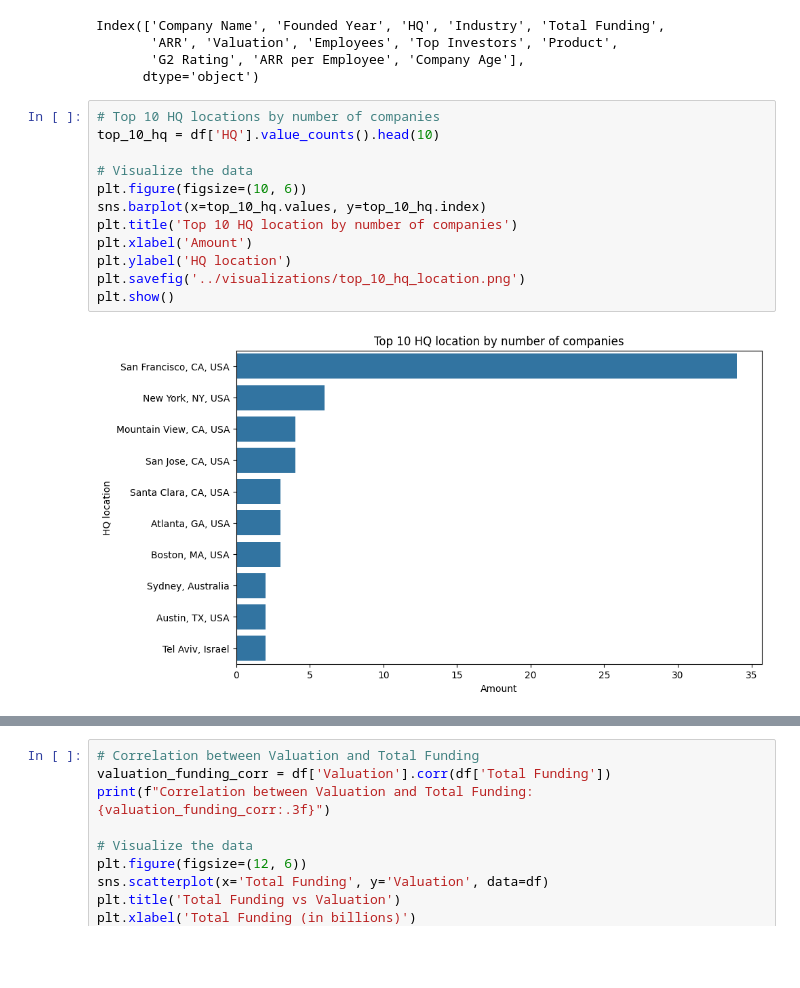
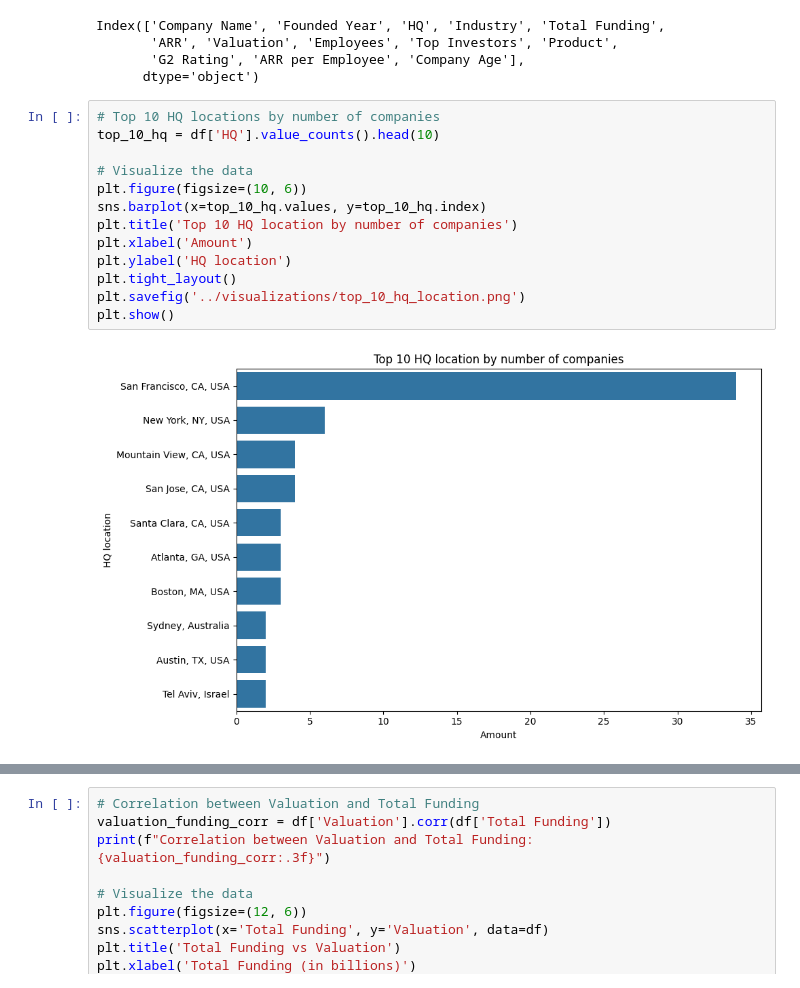
Before and after one commit to denypratamas/saas_data_analysis, a Jupyter notebook: notebook/eda.ipynb, the cells around one changed output, grey strips where cells are left out. Drawn from its saved outputs; the diff is of its cells as text; blank space fills up the shorter version.

```diff
--- a/notebook/eda.ipynb
+++ b/notebook/eda.ipynb
@@ -157,17 +158,18 @@ Index(['Company Name', 'Founded Year', 'HQ', 'Industry', 'Total Funding',
 # %%
 # Top 10 HQ locations by number of companies
 top_10_hq = df['HQ'].value_counts().head(10)
 
 # Visualize the data
 plt.figure(figsize=(10, 6))
 sns.barplot(x=top_10_hq.values, y=top_10_hq.index)
 plt.title('Top 10 HQ location by number of companies')
 plt.xlabel('Amount')
 plt.ylabel('HQ location')
+plt.tight_layout()
 plt.savefig('../visualizations/top_10_hq_location.png')
 plt.show()
 # %% [output]
-[figure, old version]
+[figure, new version]
 # %%
 # Correlation between ARR and Total Funding
 arr_funding_corr = df['ARR'].corr(df['Total Funding'])
```
Also changed, not shown: parts of 2 cells of this notebook.
